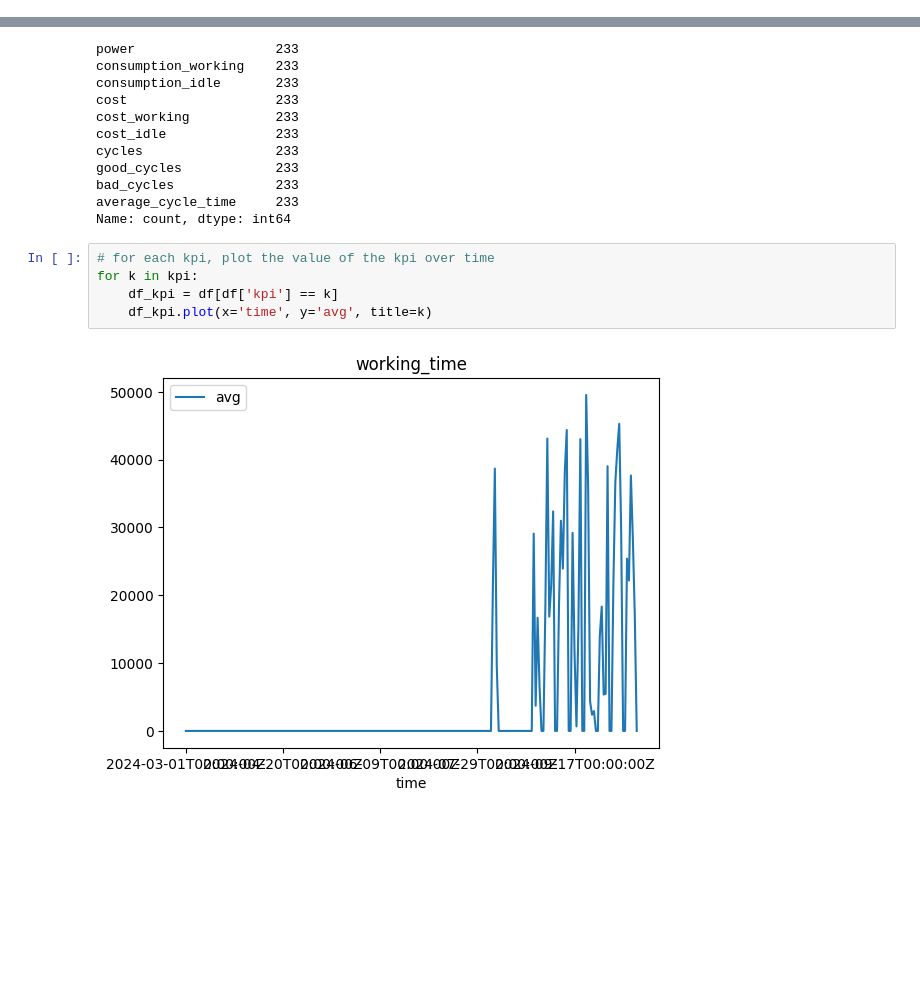
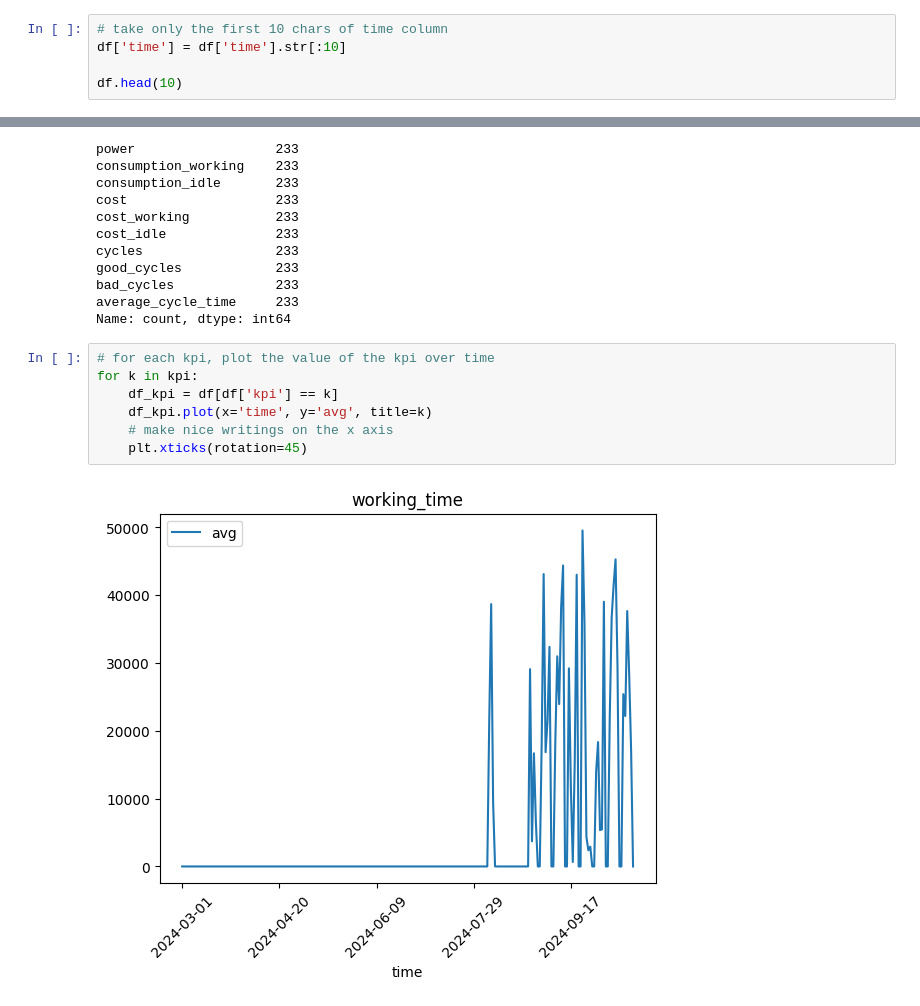
Before and after one commit to sa-team-d/rag, a Jupyter notebook: data.ipynb, the cells around one changed output, grey strips where cells are left out. Drawn from its saved outputs; the diff is of its cells as text; blank space fills up the shorter version.

```diff
--- a/data.ipynb
+++ b/data.ipynb
@@ -22,3 +24,8 @@ df.head(10)
 | 11 | 2024-03-01T00:00:00Z | ast-yhccl1zjue2t | Large Capacity Cutting Machine 1 | cost | 0.000000 | 0.000645 | 0.000000 | 0.000000 |
 | 12 | 2024-03-01T00:00:00Z | ast-yhccl1zjue2t | Large Capacity Cutting Machine 1 | cost_working | 0.000000 | 0.000000 | 0.000000 | 0.000000 |
 | 13 | 2024-03-01T00:00:00Z | ast-yhccl1zjue2t | Large Capacity Cutting Machine 1 | cost_idle | 0.000000 | 0.000000 | 0.000000 | 0.000000 |
+# %%
+# take only the first 10 chars of time column
+df['time'] = df['time'].str[:10]
+
+df.head(10)
@@ -109,7 +128,9 @@ Name: count, dtype: int64
 # %%
 # for each kpi, plot the value of the kpi over time
 for k in kpi:
     df_kpi = df[df['kpi'] == k]
     df_kpi.plot(x='time', y='avg', title=k)
+    # make nice writings on the x axis
+    plt.xticks(rotation=45)
 # %% [output]
-[figure, old version]
+[figure, new version]
```
Also changed, not shown: parts of 4 cells of this notebook, 2 other files.
